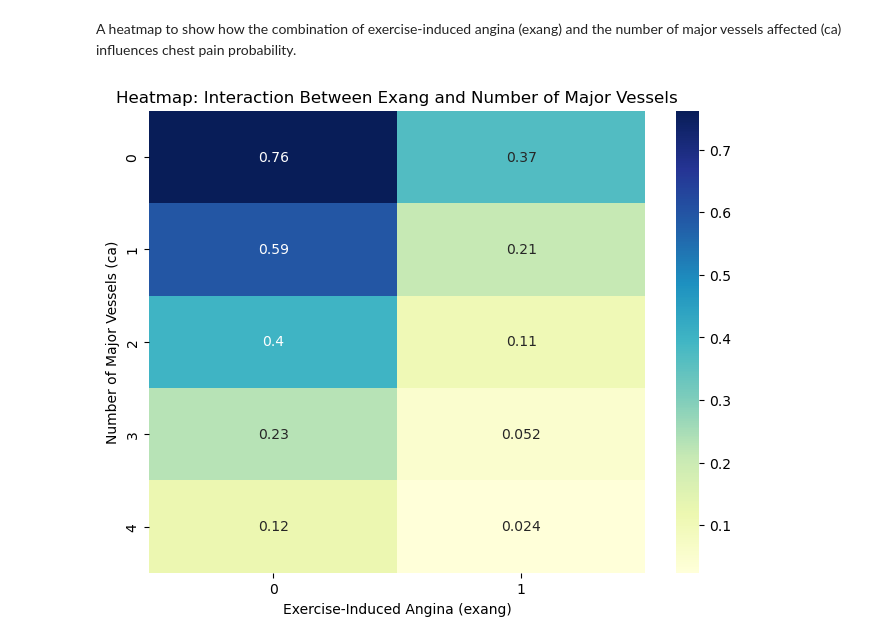
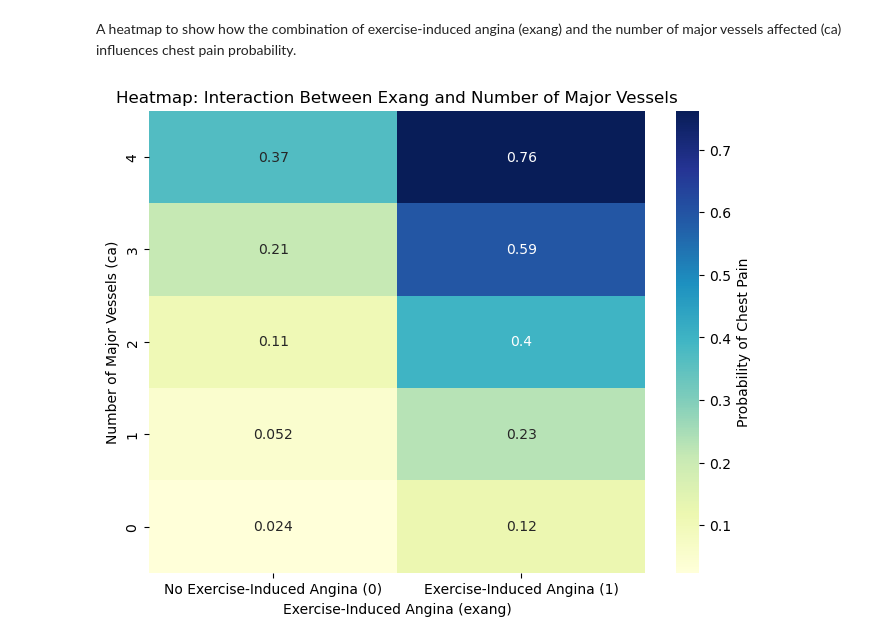
Before and after one commit to dallen91801/Heart-Disease-Analysis, a Jupyter notebook: Heart_Disease_updated.ipynb, the cells around one changed output. Cells and saved outputs as stored; diff of their text form; code cells hidden in the pictures.

```diff
--- a/Heart_Disease_updated.ipynb
+++ b/Heart_Disease_updated.ipynb
@@ -328,33 +314,43 @@ The 3D surface plot effectively captures the complex interaction between age and
 A heatmap to show how the combination of exercise-induced angina (exang) and the number of major vessels affected (ca) influences chest pain probability.
 # %%
 import seaborn as sns
+import numpy as np
+import pandas as pd
+import matplotlib.pyplot as plt
+
+# Assuming 'logreg' and 'X' are defined elsewhere in the script.
 
 # Create a grid of exang and ca values
-exang_vals = [0, 1]  # Binary variable for exercise-induced angina
+exang_vals = [1, 0]  # 0 for No exercise-induced angina, 1 for Exercise-induced angina
 ca_vals = np.arange(0, 5, 1)  # Number of major vessels can range from 0 to 4
 exang_grid, ca_grid = np.meshgrid(exang_vals, ca_vals)
 
 # Create a DataFrame for the grid of exang and ca values, keeping other features constant
 grid_df = pd.DataFrame({
     'age': np.full_like(exang_grid.ravel(), X['age'].mean()),  # age = mean value as an example
     'thalach': np.full_like(exang_grid.ravel(), X['thalach'].mean()),  # thalach = mean value
     'exang': exang_grid.ravel(),
     'ca': ca_grid.ravel()
 })
 
 # Predict the probability of chest pain for each combination of exang and ca
 probs = logreg.predict_proba(grid_df)[:, 1]
 
 # Reshape predictions back to grid shape
 probs_grid = probs.reshape(exang_grid.shape)
 
 # Plot heatmap
 plt.figure(figsize=(8, 6))
-sns.heatmap(probs_grid, annot=True, cmap="YlGnBu", xticklabels=exang_vals, yticklabels=ca_vals)
+heatmap = sns.heatmap(probs_grid, annot=True, cmap="YlGnBu", xticklabels=['No Exercise-Induced Angina (0)', 'Exercise-Induced Angina (1)'], yticklabels=ca_vals[::-1])  # Reverse yticklabels to have 4 at the top and 0 at the bottom
 plt.xlabel('Exercise-Induced Angina (exang)')
 plt.ylabel('Number of Major Vessels (ca)')
 plt.title('Heatmap: Interaction Between Exang and Number of Major Vessels')
+
+# Add legend label
+colorbar = heatmap.collections[0].colorbar
+colorbar.set_label('Probability of Chest Pain')  # Adding label to the legend
+
 plt.show()
 # %% [output]
-[figure, old version]
+[figure, new version]
 # %% [markdown]
```
Also changed, not shown: parts of 3 cells of this notebook.
